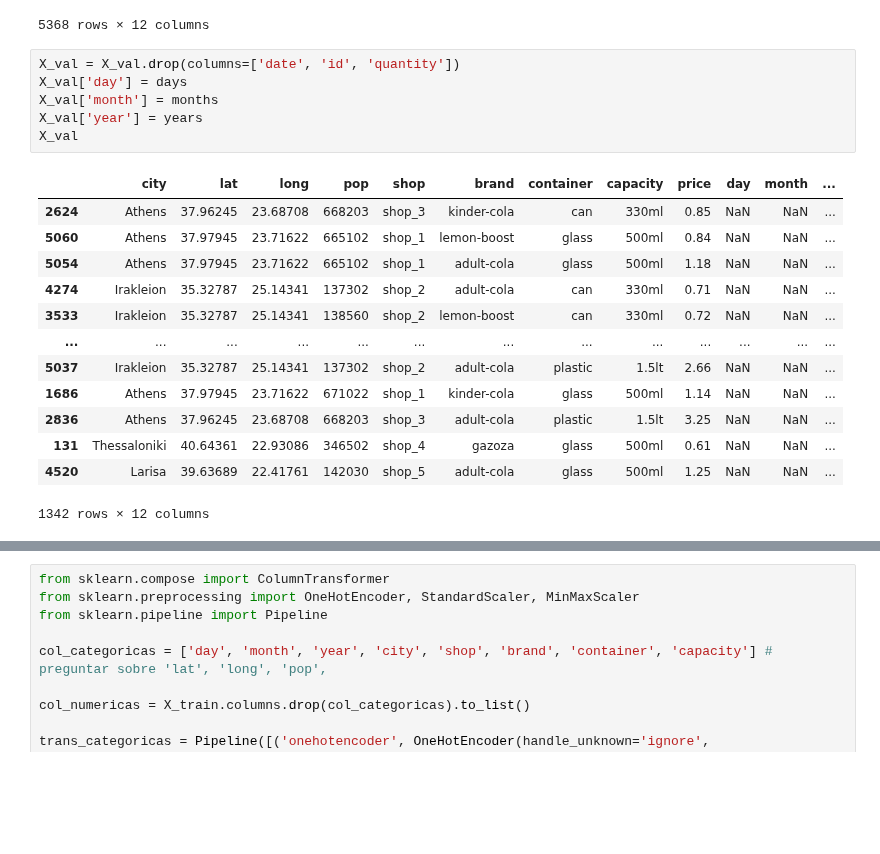
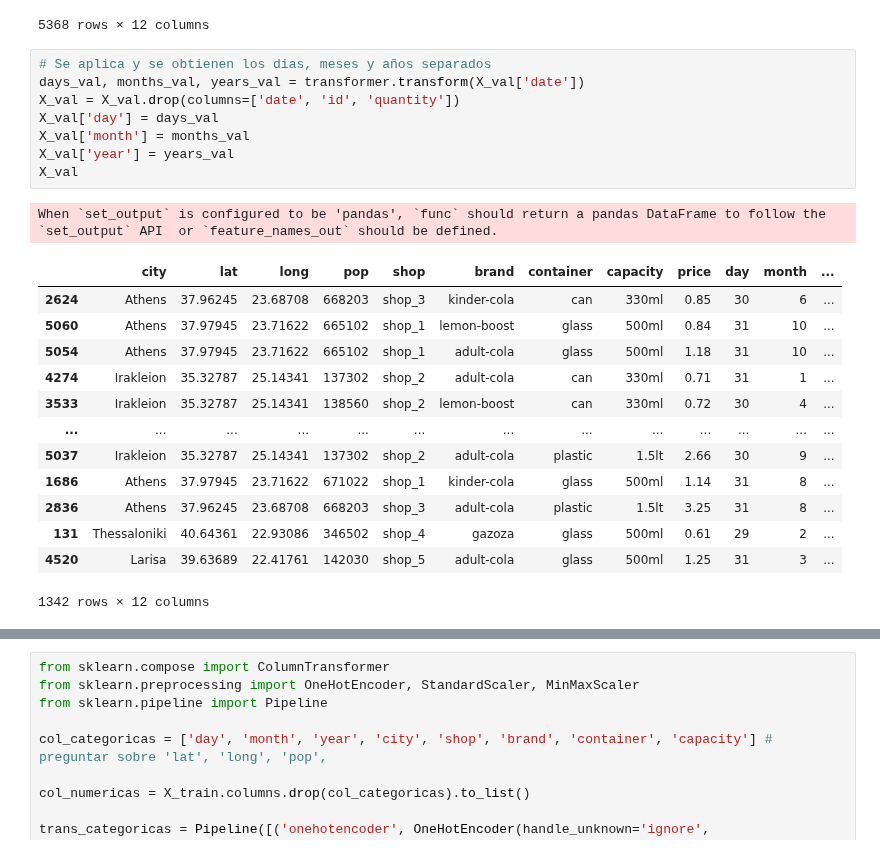
Before and after one commit to ignacio3645/MDS7202, a Jupyter notebook: Laboratorio_6/Lab6_enunciado.ipynb, the cells around one changed output, grey strips where cells are left out. Cells and saved outputs as stored; diff of their text form; blank space fills up the shorter version.

```diff
--- a/Laboratorio_6/Lab6_enunciado.ipynb
+++ b/Laboratorio_6/Lab6_enunciado.ipynb
@@ -129,22 +129,25 @@ X_train
 | 293 | Patra | 38.24444 | 21.73444 | 164250 | shop_6 | adult-cola | can | 330ml | 0.65 | 30 | 4 | ... |
 5368 rows × 12 columns
 # %%
+# Se aplica y se obtienen los dias, meses y años separados
+days_val, months_val, years_val = transformer.transform(X_val['date'])
 X_val = X_val.drop(columns=['date', 'id', 'quantity'])
-X_val['day'] = days
-X_val['month'] = months
-X_val['year'] = years
+X_val['day'] = days_val
+X_val['month'] = months_val
+X_val['year'] = years_val
 X_val
 # %% [output]
+When `set_output` is configured to be 'pandas', `func` should return a pandas DataFrame to follow the `set_output` API  or `feature_names_out` should be defined.
 |  | city | lat | long | pop | shop | brand | container | capacity | price | day | month | ... |
-| 2624 | Athens | 37.96245 | 23.68708 | 668203 | shop_3 | kinder-cola | can | 330ml | 0.85 | NaN | NaN | ... |
-| 5060 | Athens | 37.97945 | 23.71622 | 665102 | shop_1 | lemon-boost | glass | 500ml | 0.84 | NaN | NaN | ... |
-| 5054 | Athens | 37.97945 | 23.71622 | 665102 | shop_1 | adult-cola | glass | 500ml | 1.18 | NaN | NaN | ... |
-| 4274 | Irakleion | 35.32787 | 25.14341 | 137302 | shop_2 | adult-cola | can | 330ml | 0.71 | NaN | NaN | ... |
-| 3533 | Irakleion | 35.32787 | 25.14341 | 138560 | shop_2 | lemon-boost | can | 330ml | 0.72 | NaN | NaN | ... |
+| 2624 | Athens | 37.96245 | 23.68708 | 668203 | shop_3 | kinder-cola | can | 330ml | 0.85 | 30 | 6 | ... |
+| 5060 | Athens | 37.97945 | 23.71622 | 665102 | shop_1 | lemon-boost | glass | 500ml | 0.84 | 31 | 10 | ... |
+| 5054 | Athens | 37.97945 | 23.71622 | 665102 | shop_1 | adult-cola | glass | 500ml | 1.18 | 31 | 10 | ... |
+| 4274 | Irakleion | 35.32787 | 25.14341 | 137302 | shop_2 | adult-cola | can | 330ml | 0.71 | 31 | 1 | ... |
+| 3533 | Irakleion | 35.32787 | 25.14341 | 138560 | shop_2 | lemon-boost | can | 330ml | 0.72 | 30 | 4 | ... |
 | ... | ... | ... | ... | ... | ... | ... | ... | ... | ... | ... | ... | ... |
-| 5037 | Irakleion | 35.32787 | 25.14341 | 137302 | shop_2 | adult-cola | plastic | 1.5lt | 2.66 | NaN | NaN | ... |
-| 1686 | Athens | 37.97945 | 23.71622 | 671022 | shop_1 | kinder-cola | glass | 500ml | 1.14 | NaN | NaN | ... |
-| 2836 | Athens | 37.96245 | 23.68708 | 668203 | shop_3 | adult-cola | plastic | 1.5lt | 3.25 | NaN | NaN | ... |
-| 131 | Thessaloniki | 40.64361 | 22.93086 | 346502 | shop_4 | gazoza | glass | 500ml | 0.61 | NaN | NaN | ... |
-| 4520 | Larisa | 39.63689 | 22.41761 | 142030 | shop_5 | adult-cola | glass | 500ml | 1.25 | NaN | NaN | ... |
+| 5037 | Irakleion | 35.32787 | 25.14341 | 137302 | shop_2 | adult-cola | plastic | 1.5lt | 2.66 | 30 | 9 | ... |
+| 1686 | Athens | 37.97945 | 23.71622 | 671022 | shop_1 | kinder-cola | glass | 500ml | 1.14 | 31 | 8 | ... |
+| 2836 | Athens | 37.96245 | 23.68708 | 668203 | shop_3 | adult-cola | plastic | 1.5lt | 3.25 | 31 | 8 | ... |
+| 131 | Thessaloniki | 40.64361 | 22.93086 | 346502 | shop_4 | gazoza | glass | 500ml | 0.61 | 29 | 2 | ... |
+| 4520 | Larisa | 39.63689 | 22.41761 | 142030 | shop_5 | adult-cola | glass | 500ml | 1.25 | 31 | 3 | ... |
-1342 rows × 12 columns
+1342 rows × 12 columns
```
Also changed, not shown: parts of 5 cells of this notebook.
